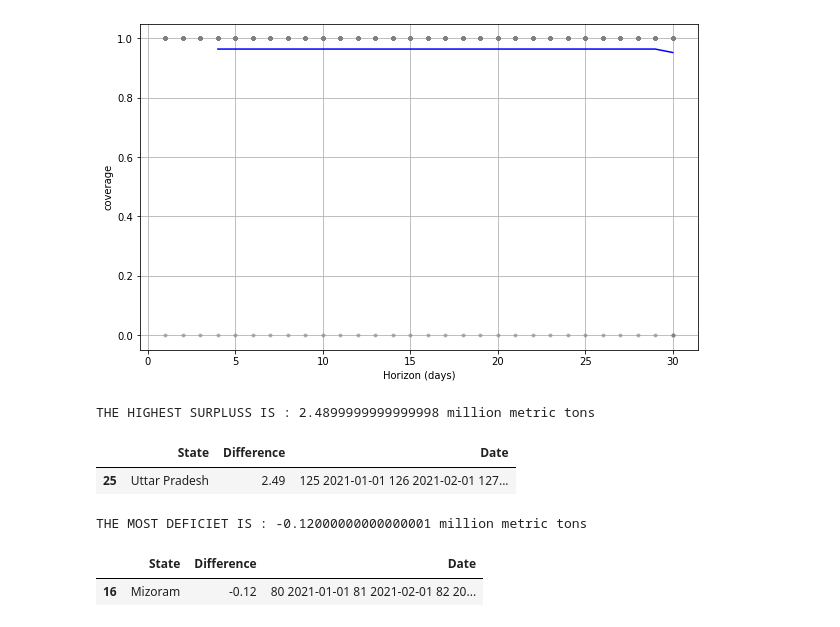
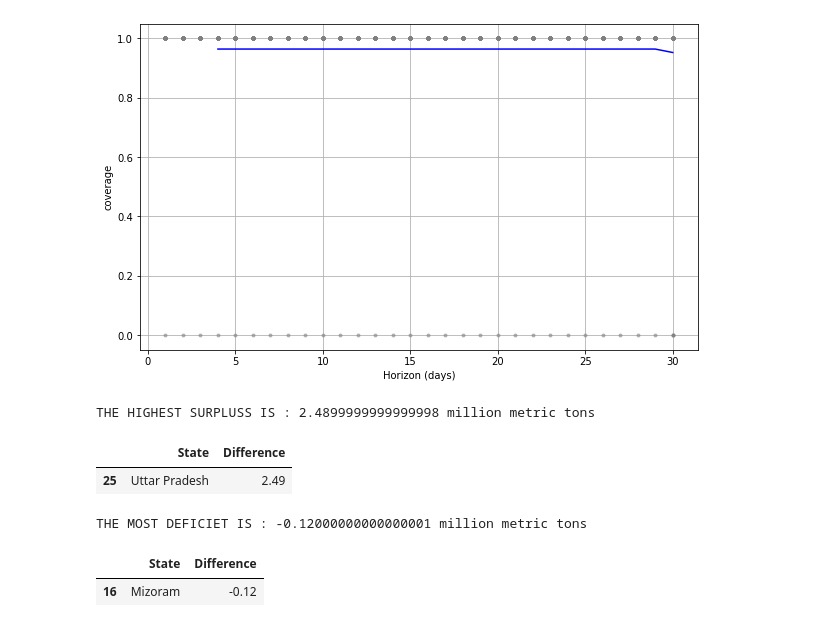
Before and after one commit to AbinashSamal828/FoSC, a Jupyter notebook: FoSC.ipynb, the cells around one changed output. Saved outputs shown, nothing was run; the diff lists cells and outputs as text; code cells hidden in the pictures.

```diff
--- a/FoSC.ipynb
+++ b/FoSC.ipynb
@@ -134,30 +137,28 @@ fig = plot_cross_validation_metric(df_cv ,metric='coverage')
 # %%
 import numpy as np
 array = np.unique(df_diff['State'])
 df_diff['State'].value_counts()
 list1 = []
 list2 = []
-list3 = []
 for i in range(0,28):
   df_count = df_diff
   df_count = df_count[df_count['State'] == array[i]]
   sum = df_count['y'].sum()
   list1.append(sum)
   list2.append(array[i])
-  list3.append(df_count['ds'])
-data_cnf = pd.DataFrame(list(zip(list2,list1,list3)), columns=['State','Difference','Date'])
+data_cnf = pd.DataFrame(list(zip(list2,list1)), columns=['State','Difference'])
 data_cnf.head()
 data_cnf.to_excel('difference.xls',index=False)
 print("THE HIGHEST SURPLUSS IS : {0} million metric tons".format(np.max(data_cnf['Difference'])))
-data_cnf.loc[data_cnf['Difference'] == np.max(data_cnf['Difference']) ]
+data_cnf.loc[data_cnf['Difference'] == np.max(data_cnf['Difference'])]
 # %% [output]
 THE HIGHEST SURPLUSS IS : 2.4899999999999998 million metric tons
-|  | State | Difference | Date |
-| 25 | Uttar Pradesh | 2.49 | 125 2021-01-01 126 2021-02-01 127... |
+|  | State | Difference |
+| 25 | Uttar Pradesh | 2.49 |
 # %%
 print("THE MOST DEFICIET IS : {0} million metric tons".format(np.min(data_cnf['Difference'])))
 data_cnf.loc[data_cnf['Difference'] == np.min(data_cnf['Difference']) ]
 # %% [output]
 THE MOST DEFICIET IS : -0.12000000000000001 million metric tons
-|  | State | Difference | Date |
-| 16 | Mizoram | -0.12 | 80 2021-01-01 81 2021-02-01 82 20... |
+|  | State | Difference |
+| 16 | Mizoram | -0.12 |
```
Also changed, not shown: parts of 7 cells of this notebook, 14 other files.
